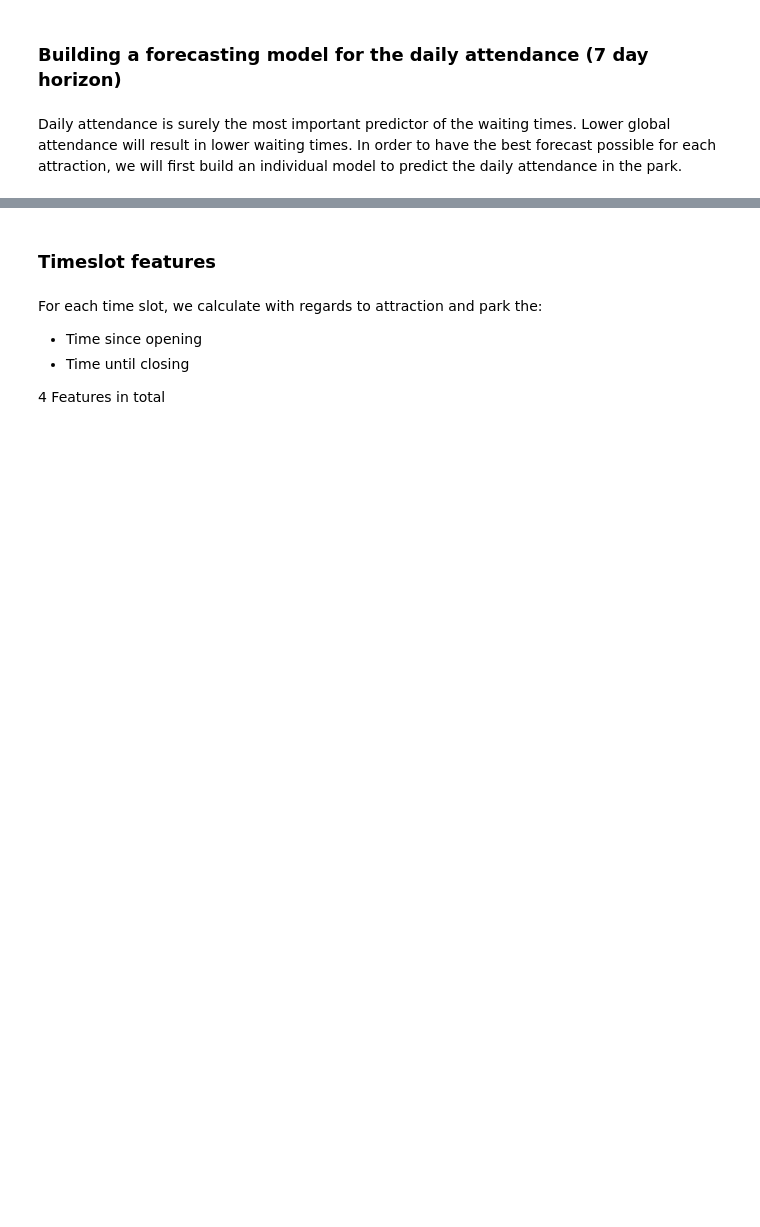
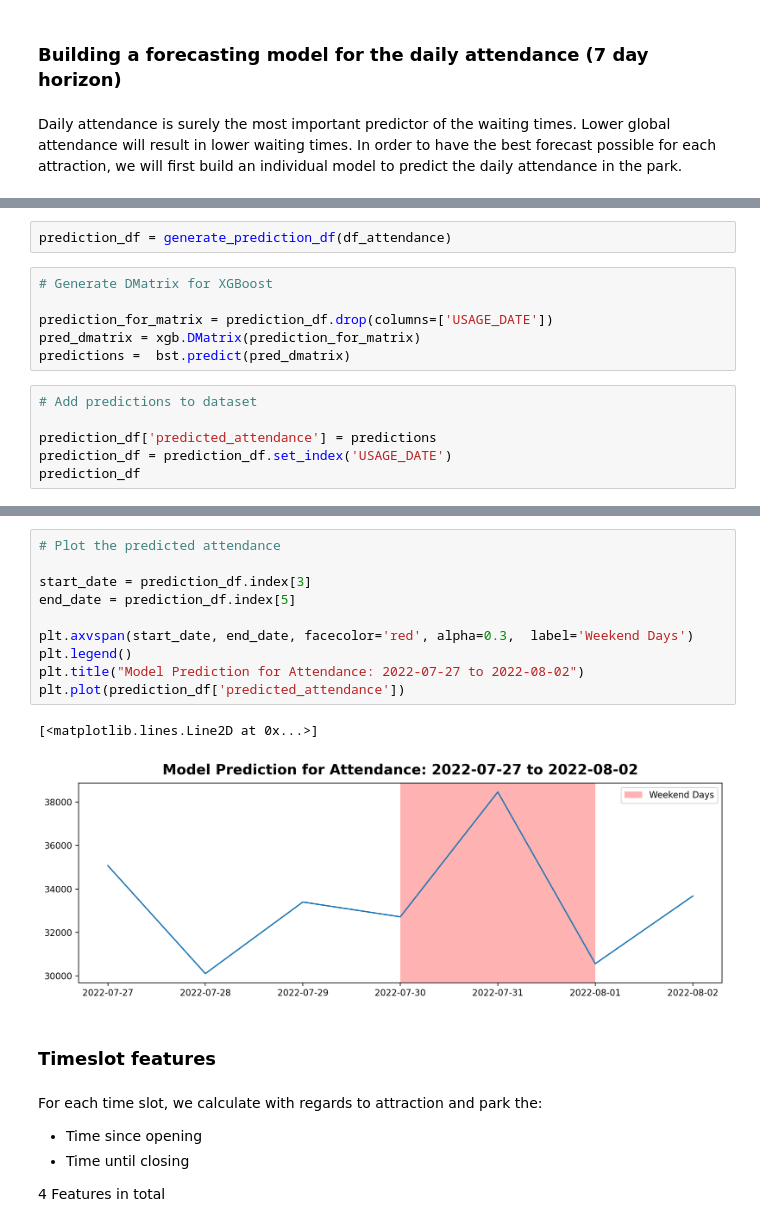
Before and after one commit to MaximeGasc/eleven_challenge, a Jupyter notebook: model.ipynb, the cells around one changed output, grey strips where cells are left out. Drawn from its saved outputs; the diff is of its cells as text; blank space fills up the shorter version.

```diff
--- a/model.ipynb
+++ b/model.ipynb
@@ -317,0 +683,14 @@ df_attendance
+# %%
+prediction_df = generate_prediction_df(df_attendance)
+# %%
+# Generate DMatrix for XGBoost
+
+prediction_for_matrix = prediction_df.drop(columns=['USAGE_DATE'])
+pred_dmatrix = xgb.DMatrix(prediction_for_matrix)
+predictions =  bst.predict(pred_dmatrix)
+# %%
+# Add predictions to dataset
+
+prediction_df['predicted_attendance'] = predictions
+prediction_df = prediction_df.set_index('USAGE_DATE')
+prediction_df
@@ -318,3 +707,16 @@ df_attendance
+# %%
+# Plot the predicted attendance
+
+start_date = prediction_df.index[3]
+end_date = prediction_df.index[5]
+
+plt.axvspan(start_date, end_date, facecolor='red', alpha=0.3,  label='Weekend Days')
+plt.legend()
+plt.title("Model Prediction for Attendance: 2022-07-27 to 2022-08-02")
+plt.plot(prediction_df['predicted_attendance'])
+# %% [output]
+[<matplotlib.lines.Line2D at 0x...>]
+[figure, added]
 # %% [markdown]
 ### Timeslot features
 # %% [markdown]
```
Also changed, not shown: parts of 35 cells of this notebook.
